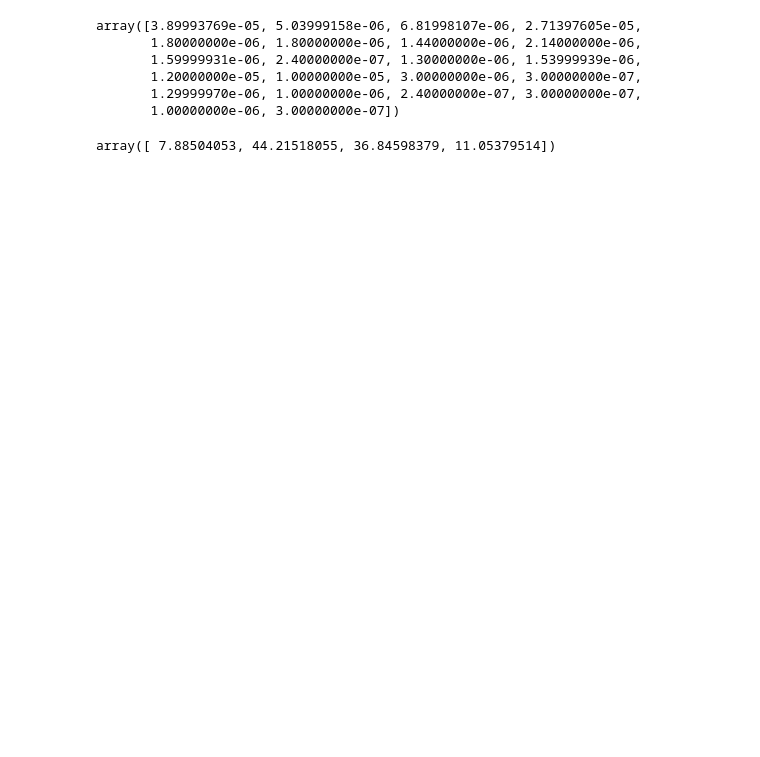
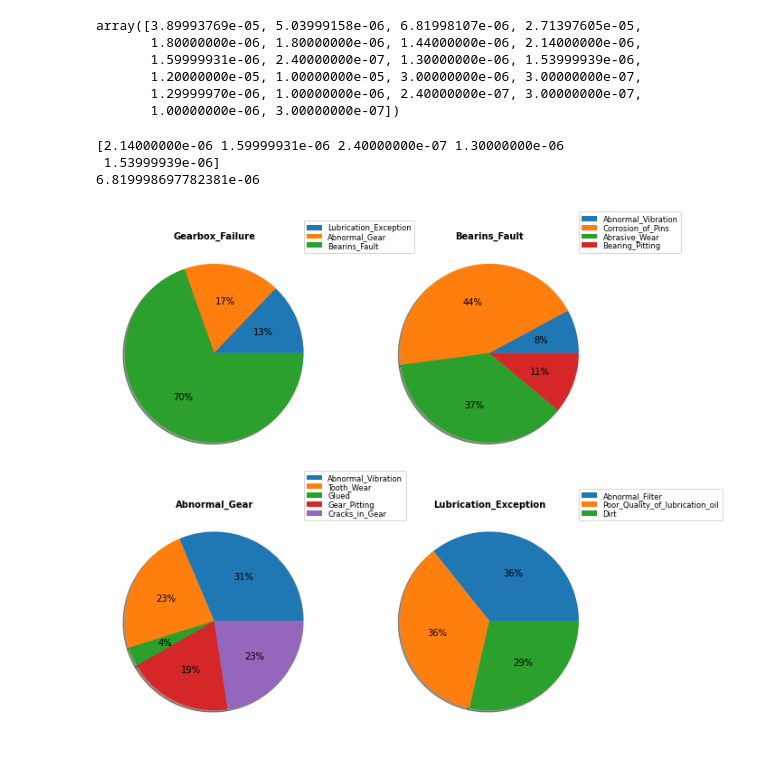
Before and after one commit to prakhar-joshi/Thesis-PythonCode, a Jupyter notebook: ThesisWork.ipynb, the cells around one changed output. Cells and saved outputs as stored; diff of their text form; code cells hidden in the pictures; blank space fills up the shorter version.

```diff
--- a/ThesisWork.ipynb
+++ b/ThesisWork.ipynb
@@ -212,6 +155,8 @@ array([0.00e+00, 0.00e+00, 0.00e+00, 0.00e+00, 1.80e-06, 1.80e-06,
 # %%
-def calc_failure(mat,prob):
-    rev_mat=np.copy(mat[::-1])
+# function to calculate the failure rate of higher level tree elements from the basic event probability
+
+def calc_failure(prob):
+    rev_mat=np.copy(matrix[::-1])
 #     display(prob)
     prob_tem=np.copy(prob)
     tem=np.zeros(len(rev_mat))
@@ -222,7 +167,7 @@ def calc_failure(mat,prob):
 
     return prob_final
 
-failureRate=calc_failure(matrix,prob)
+failureRate=calc_failure(prob)
 failureRate
 # %% [output]
 array([3.89993769e-05, 5.03999158e-06, 6.81998107e-06, 2.71397605e-05,
@@ -231,9 +176,66 @@ array([3.89993769e-05, 5.03999158e-06, 6.81998107e-06, 2.71397605e-05,
        1.20000000e-05, 1.00000000e-05, 3.00000000e-06, 3.00000000e-07,
        1.29999970e-06, 1.00000000e-06, 2.40000000e-07, 3.00000000e-07,
        1.00000000e-06, 3.00000000e-07])
+# %%
+#temp
+list(np.nonzero(matrix[3])[0])
+failureRate[list(np.nonzero(matrix[x])[0])]
+print(failureRate[list(np.nonzero(matrix[2])[0])])
+print(np.sum(failureRate[list(np.nonzero(matrix[2])[0])]))
+# %% [output]
+[2.14000000e-06 1.59999931e-06 2.40000000e-07 1.30000000e-06
+ 1.53999939e-06]
+6.819998697782381e-06
 # %%
-ratios_temp= np.concatenate((failureRate[7:8],failureRate[12:15]))
-ratios= 100*ratios_temp/np.sum(ratios_temp)
-ratios #ratio of failure mode failurer rates
+#get ratios of contribution for F0, M1,M2 and M3
+def calculating_ratios():
+    ratios_temp=[0]*4
+    ratios=[0]*4
+    failureRate=calc_failure(prob)
+    for x in range(0,4):
+        ratios_temp[x]= failureRate[list(np.nonzero(matrix[x])[0])]
+        ratios[x]= 100*ratios_temp[x]/np.sum(ratios_temp[x])
+    return ratios #ratio of failure mode failurer rates
-# %% [output]
-array([ 7.88504053, 44.21518055, 36.84598379, 11.05379514])
+# %%
+def PieChartContribution():
+    import matplotlib.pyplot as plt
+    labels = [None]*4
+
+    fracs=calculating_ratios()
+    # Make figure and axes
+    fig, axs = plt.subplots(figsize=(10, 10), nrows=2, ncols=2)
+    radii=1
+    # A standard pie plot
+    for x in range(0,4):
+        labels[x] = lbls_name[list(np.nonzero(matrix[x])[0])]
+
+#     axs[0,0].pie(fracs[0], labels=labels[0], autopct='%.0f%%', shadow=True, radius=radii)
+    axs[0,0].pie(fracs[0], autopct='%.0f%%', shadow=True, radius=radii)
+    axs[0,0].set_title(lbls_name[0], weight='bold', size='medium', position=(0.5, 1.1),
+                     horizontalalignment='center', verticalalignment='center')
+    legend = axs[0,0].legend(labels[0], loc=(0.9, .95), labelspacing=0.1, fontsize='small')
+
+    axs[1,1].pie(fracs[1], autopct='%.0f%%', shadow=True, radius=radii)
+    axs[1,1].set_title(lbls_name[1], weight='bold', size='medium', position=(0.5, 1.1),
+                     horizontalalignment='center', verticalalignment='center')
+    legend = axs[1,1].legend(labels[1], loc=(0.9, .95), labelspacing=0.1, fontsize='small')
+
+
+    axs[1,0].pie(fracs[2], autopct='%.0f%%', shadow=True, radius=radii)
+    axs[1,0].set_title(lbls_name[2], weight='bold', size='medium', position=(0.5, 1.1),
+                     horizontalalignment='center', verticalalignment='center')
+    legend = axs[1,0].legend(labels[2], loc=(0.9, .95), labelspacing=0.1, fontsize='small')
+
+
+    axs[0,1].pie(fracs[3], autopct='%.0f%%', shadow=True, radius=radii)
+    axs[0,1].set_title(lbls_name[3], weight='bold', size='medium', position=(0.5, 1.1),
+                     horizontalalignment='center', verticalalignment='center')
+    legend = axs[0,1].legend(labels[3], loc=(0.9, .95), labelspacing=0.1, fontsize='small')
+
+
+
+    plt.show()
+
+PieChartContribution()
+# %% [output]
+[figure, added]
```
Also changed, not shown: parts of 42 cells of this notebook.
